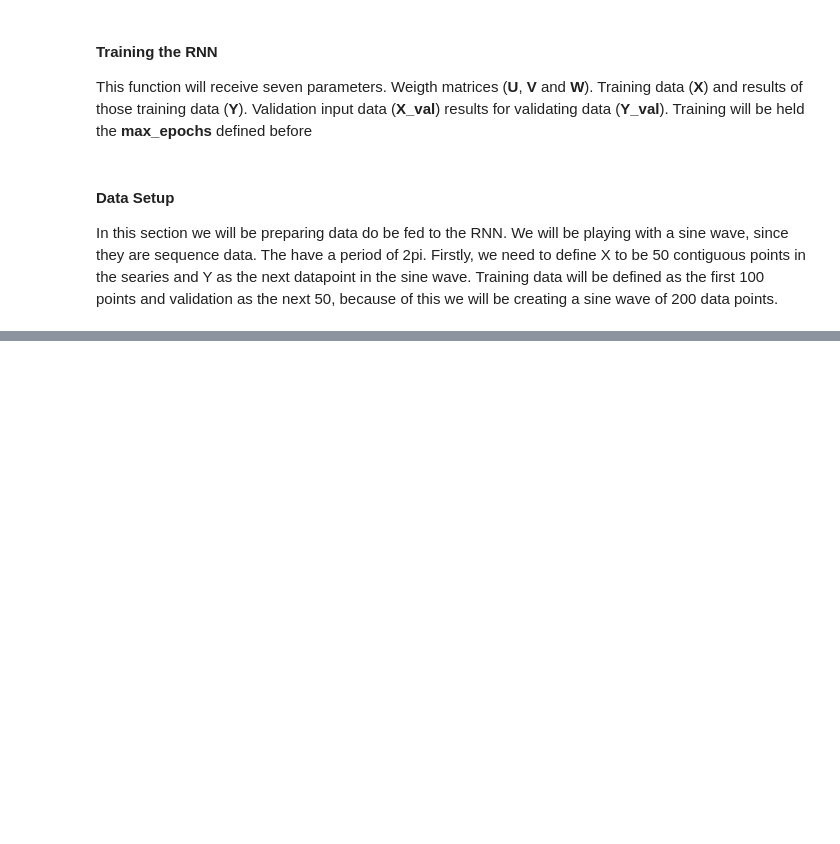
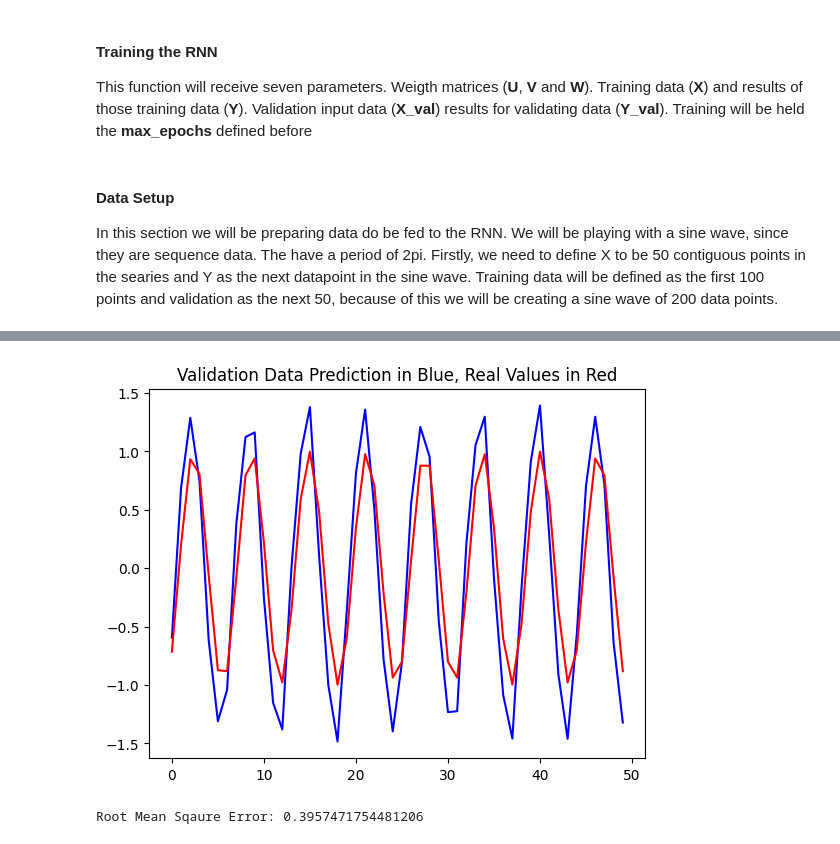
Before and after one commit to teddsords/scratch-rnn, a Jupyter notebook: rnn.ipynb, the cells around one changed output, grey strips where cells are left out. Saved outputs shown, nothing was run; the diff lists cells and outputs as text; code cells hidden in the pictures; blank space fills up the shorter version.

```diff
--- a/rnn.ipynb
+++ b/rnn.ipynb
@@ -204,0 +247,29 @@ W = np.random.uniform(0, 1, (hidden_dimension, hidden_dimension))   # hidden to
+# %%
+validation_predictions = []    # Predictions on the validation set
+
+for i in range(Y_validation.shape[0]):
+    x, y = X[i], Y[i]
+    previous_activation = np.zeros((hidden_dimension, 1))
+
+    for timestep in range(sequence_length):     # Forward passing
+        multiplied_u = np.dot(U, x)
+        multiplied_w = np.dot(W, previous_activation)
+        sum_multiplied_weigths = multiplied_u + multiplied_w
+        activation = sigmoid(sum_multiplied_weigths)
+        multiplied_v = np.dot(V, activation)
+        previous_activation = activation
+    validation_predictions.append(multiplied_v)
+
+validation_predictions =  np.array(validation_predictions)
+
+plt.plot(validation_predictions[:, 0 , 0], 'b')     # Blue for validation prediction
+plt.plot(Y_validation[:, 0], 'r')       # Red for true validation values
+plt.title('Validation Data Prediction in Blue, Real Values in Red')
+plt.show()
+
+# Calculating RMSE
+rmse = math.sqrt(mean_squared_error(Y_validation[:, 0], validation_predictions[:, 0, 0]))
+print(f'Root Mean Sqaure Error: {rmse}')
+# %% [output]
+[figure, added]
+Root Mean Sqaure Error: 0.3957471754481206
```
Also changed, not shown: parts of 6 cells of this notebook.
